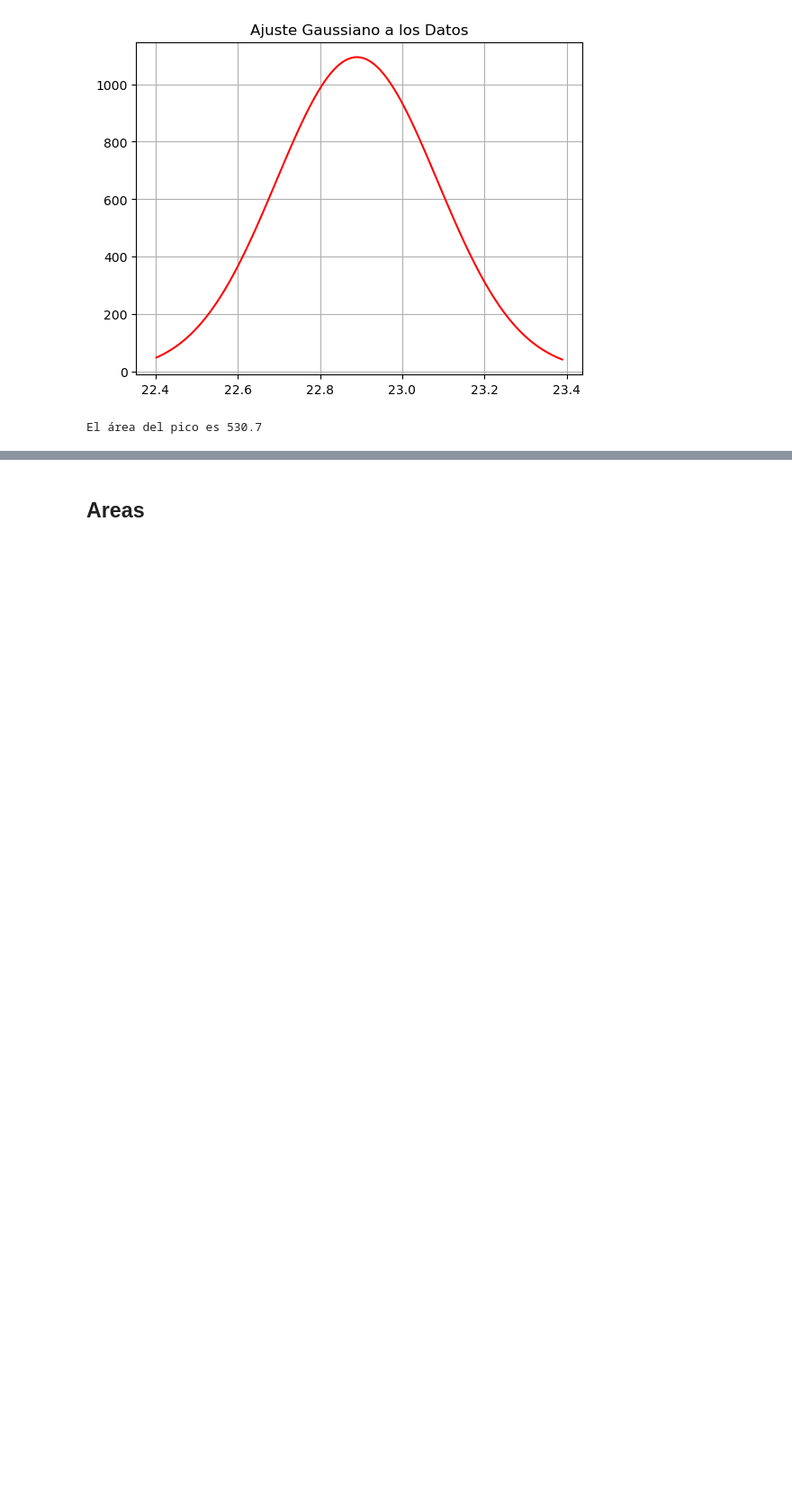
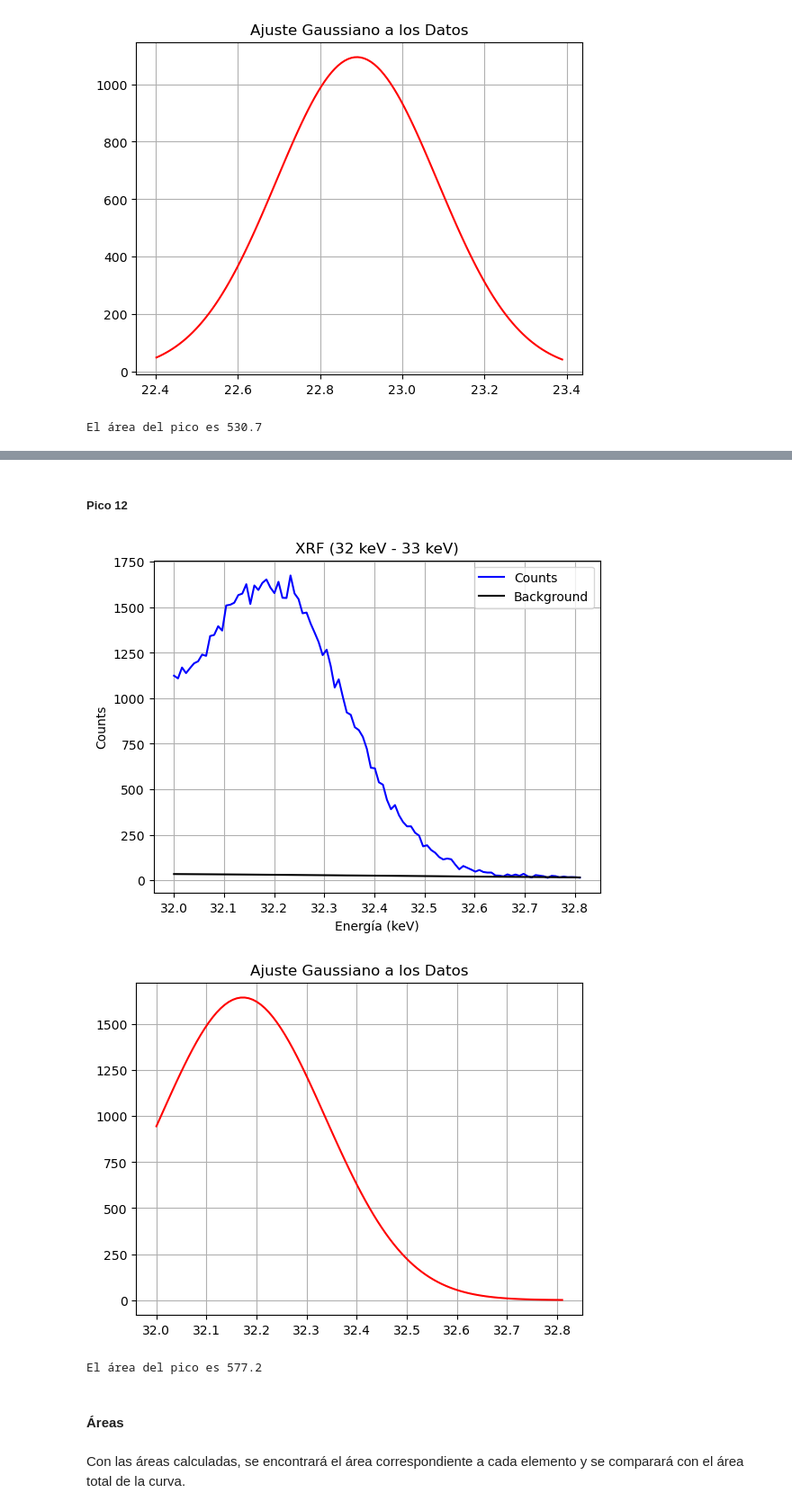
Before and after one commit to eduardoh27/Core-Level-Spectroscopy, a Jupyter notebook: Taller 3/punto9.ipynb, the cells around one changed output, grey strips where cells are left out. Shown at 90% size. Drawn from its saved outputs; the diff is of its cells as text; code cells hidden in the pictures; blank space fills up the shorter version.

```diff
--- a/Taller 3/punto9.ipynb
+++ b/Taller 3/punto9.ipynb
@@ -475,2 +473,12 @@ El área del pico es 530.7
+# %% [markdown]
+##### Pico 12
+# %%
+area12 = ajustar_area_pico(32, 33, [1500, 32, 0.2])
+# %% [output]
+[figure, added]
+[figure, added]
+El área del pico es 577.2
 # %% [markdown]
-## Areas
+#### Áreas
+# %% [markdown]
+Con las áreas calculadas, se encontrará el área correspondiente a cada elemento y se comparará con el área total de la curva.
```
Also changed, not shown: parts of 25 cells of this notebook.
